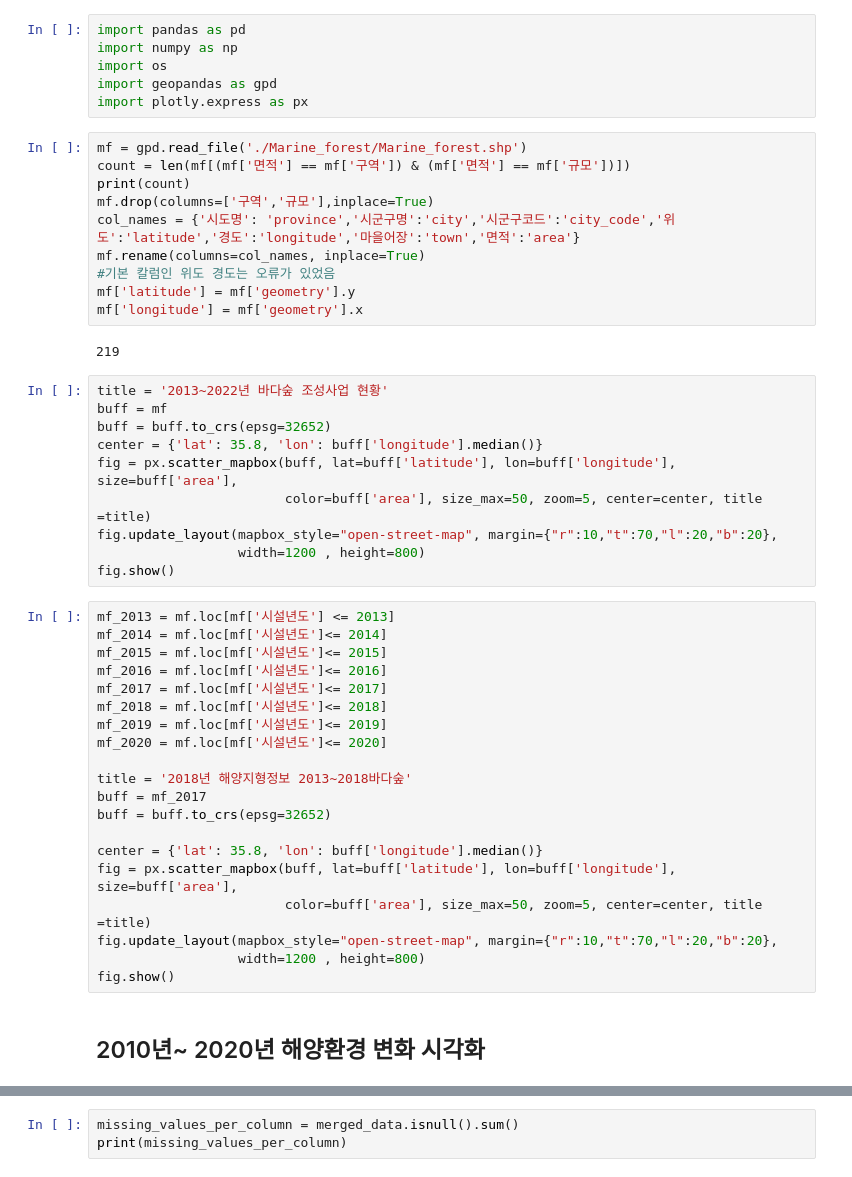
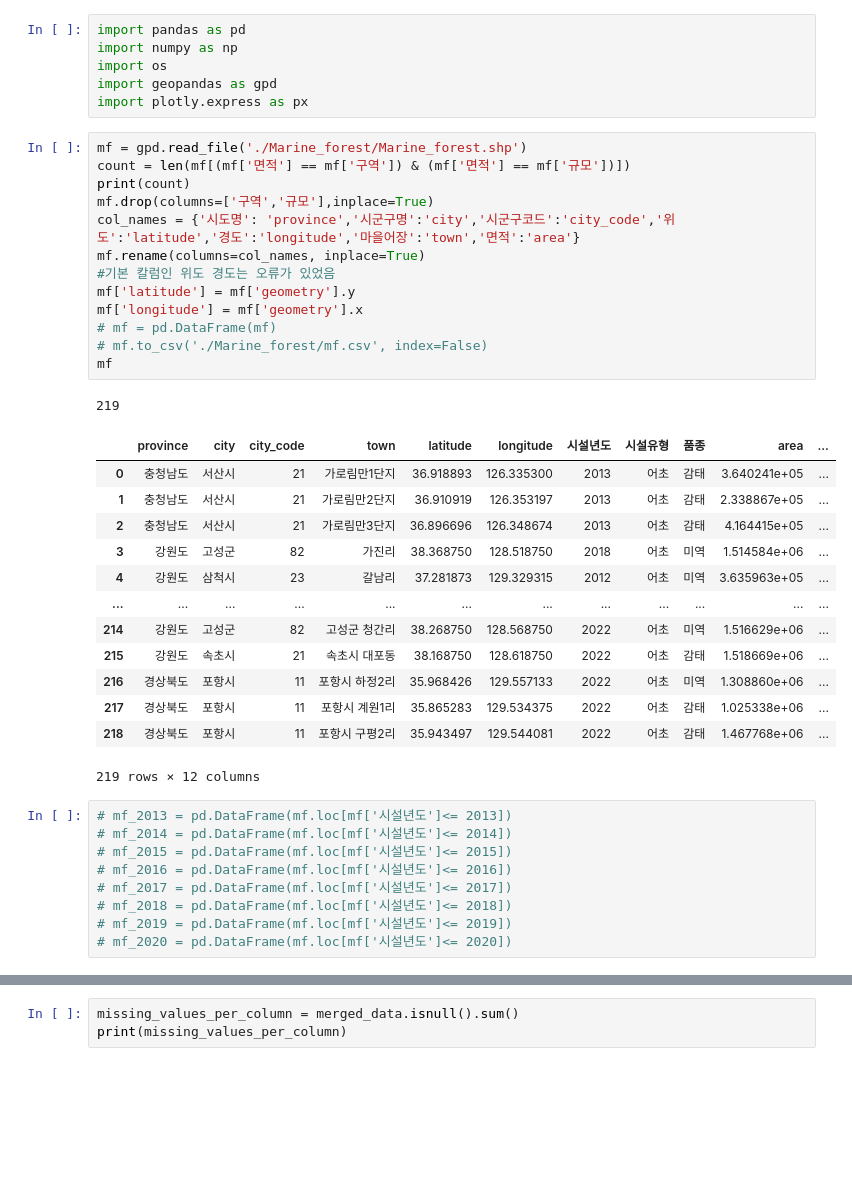
Before and after one commit to wooseungw/SmartWaterGird, a Jupyter notebook: preprocessing.ipynb, the cells around one changed output, grey strips where cells are left out. Drawn from its saved outputs; the diff is of its cells as text; blank space fills up the shorter version.

```diff
--- a/preprocessing.ipynb
+++ b/preprocessing.ipynb
@@ -7,47 +7,40 @@ import plotly.express as px
 # %%
 mf = gpd.read_file('./Marine_forest/Marine_forest.shp')
 count = len(mf[(mf['면적'] == mf['구역']) & (mf['면적'] == mf['규모'])])
 print(count)
 mf.drop(columns=['구역','규모'],inplace=True)
 col_names = {'시도명': 'province','시군구명':'city','시군구코드':'city_code','위도':'latitude','경도':'longitude','마을어장':'town','면적':'area'}
 mf.rename(columns=col_names, inplace=True)
 #기본 칼럼인 위도 경도는 오류가 있었음
 mf['latitude'] = mf['geometry'].y
 mf['longitude'] = mf['geometry'].x
+# mf = pd.DataFrame(mf)
+# mf.to_csv('./Marine_forest/mf.csv', index=False)
+mf
 # %% [output]
 219
+|  | province | city | city_code | town | latitude | longitude | 시설년도 | 시설유형 | 품종 | area | ... |
+| 0 | 충청남도 | 서산시 | 21 | 가로림만1단지 | 36.918893 | 126.335300 | 2013 | 어초 | 감태 | 3.640241e+05 | ... |
+| 1 | 충청남도 | 서산시 | 21 | 가로림만2단지 | 36.910919 | 126.353197 | 2013 | 어초 | 감태 | 2.338867e+05 | ... |
+| 2 | 충청남도 | 서산시 | 21 | 가로림만3단지 | 36.896696 | 126.348674 | 2013 | 어초 | 감태 | 4.164415e+05 | ... |
+| 3 | 강원도 | 고성군 | 82 | 가진리 | 38.368750 | 128.518750 | 2018 | 어초 | 미역 | 1.514584e+06 | ... |
+| 4 | 강원도 | 삼척시 | 23 | 갈남리 | 37.281873 | 129.329315 | 2012 | 어초 | 미역 | 3.635963e+05 | ... |
+| ... | ... | ... | ... | ... | ... | ... | ... | ... | ... | ... | ... |
+| 214 | 강원도 | 고성군 | 82 | 고성군 청간리 | 38.268750 | 128.568750 | 2022 | 어초 | 미역 | 1.516629e+06 | ... |
+| 215 | 강원도 | 속초시 | 21 | 속초시 대포동 | 38.168750 | 128.618750 | 2022 | 어초 | 감태 | 1.518669e+06 | ... |
+| 216 | 경상북도 | 포항시 | 11 | 포항시 하정2리 | 35.968426 | 129.557133 | 2022 | 어초 | 미역 | 1.308860e+06 | ... |
+| 217 | 경상북도 | 포항시 | 11 | 포항시 계원1리 | 35.865283 | 129.534375 | 2022 | 어초 | 감태 | 1.025338e+06 | ... |
+| 218 | 경상북도 | 포항시 | 11 | 포항시 구평2리 | 35.943497 | 129.544081 | 2022 | 어초 | 감태 | 1.467768e+06 | ... |
+219 rows × 12 columns
-# %%
-title = '2013~2022년 바다숲 조성사업 현황'
-buff = mf
-buff = buff.to_crs(epsg=32652)
-center = {'lat': 35.8, 'lon': buff['longitude'].median()}
-fig = px.scatter_mapbox(buff, lat=buff['latitude'], lon=buff['longitude'], size=buff['area'],
-                        color=buff['area'], size_max=50, zoom=5, center=center, title =title)
-fig.update_layout(mapbox_style="open-street-map", margin={"r":10,"t":70,"l":20,"b":20},
-                  width=1200 , height=800)
-fig.show()
 # %%
-mf_2013 = mf.loc[mf['시설년도'] <= 2013]
-mf_2014 = mf.loc[mf['시설년도']<= 2014]
-mf_2015 = mf.loc[mf['시설년도']<= 2015]
-mf_2016 = mf.loc[mf['시설년도']<= 2016]
-mf_2017 = mf.loc[mf['시설년도']<= 2017]
-mf_2018 = mf.loc[mf['시설년도']<= 2018]
-mf_2019 = mf.loc[mf['시설년도']<= 2019]
-mf_2020 = mf.loc[mf['시설년도']<= 2020]
-
-title = '2018년 해양지형정보 2013~2018바다숲'
-buff = mf_2017
-buff = buff.to_crs(epsg=32652)
-
-center = {'lat': 35.8, 'lon': buff['longitude'].median()}
-fig = px.scatter_mapbox(buff, lat=buff['latitude'], lon=buff['longitude'], size=buff['area'],
-                        color=buff['area'], size_max=50, zoom=5, center=center, title =title)
-fig.update_layout(mapbox_style="open-street-map", margin={"r":10,"t":70,"l":20,"b":20},
-                  width=1200 , height=800)
-fig.show()
+# mf_2013 = pd.DataFrame(mf.loc[mf['시설년도']<= 2013])
+# mf_2014 = pd.DataFrame(mf.loc[mf['시설년도']<= 2014])
+# mf_2015 = pd.DataFrame(mf.loc[mf['시설년도']<= 2015])
+# mf_2016 = pd.DataFrame(mf.loc[mf['시설년도']<= 2016])
+# mf_2017 = pd.DataFrame(mf.loc[mf['시설년도']<= 2017])
+# mf_2018 = pd.DataFrame(mf.loc[mf['시설년도']<= 2018])
+# mf_2019 = pd.DataFrame(mf.loc[mf['시설년도']<= 2019])
+# mf_2020 = pd.DataFrame(mf.loc[mf['시설년도']<= 2020])
-# %% [markdown]
-## 2010년~ 2020년 해양환경 변화 시각화
 # %%
 # Ocean_data 폴더 내의 모든 CSV 파일 목록을 가져옵니다.
 folder_path = 'Ocean_data'
```
Also changed, not shown: parts of 1 cell of this notebook, 2 other files.
